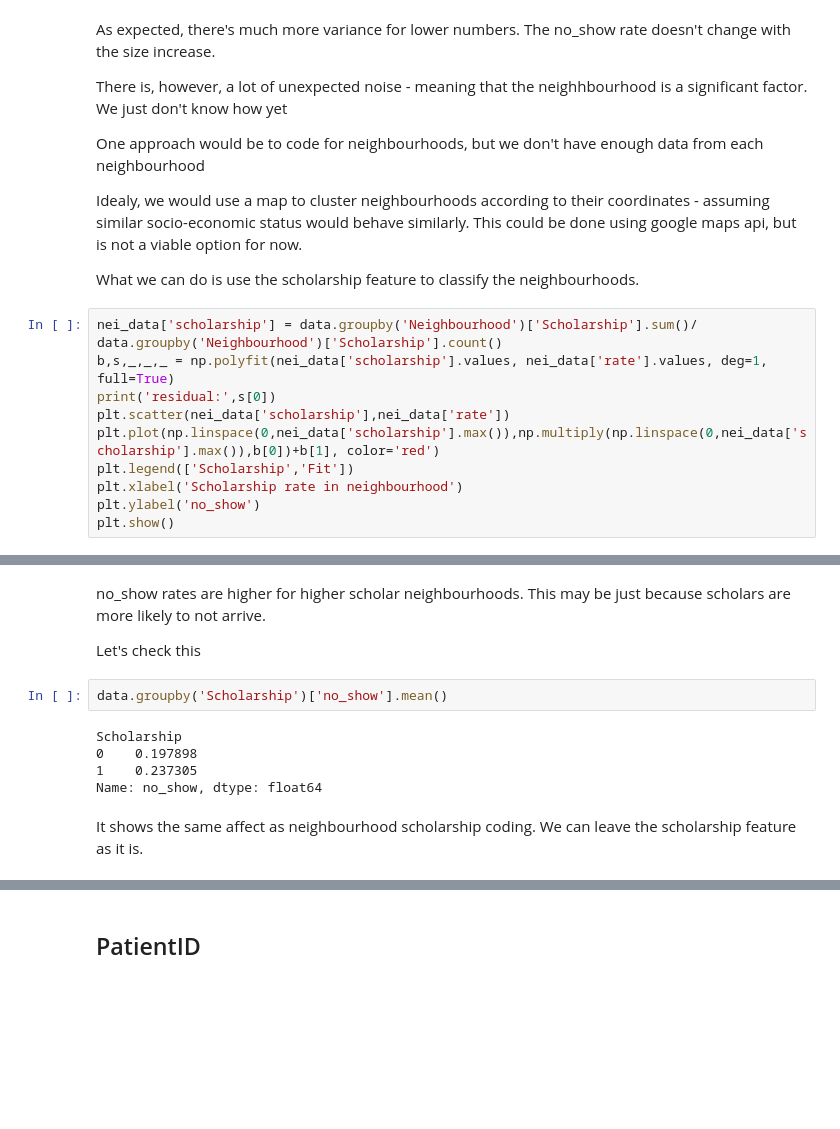
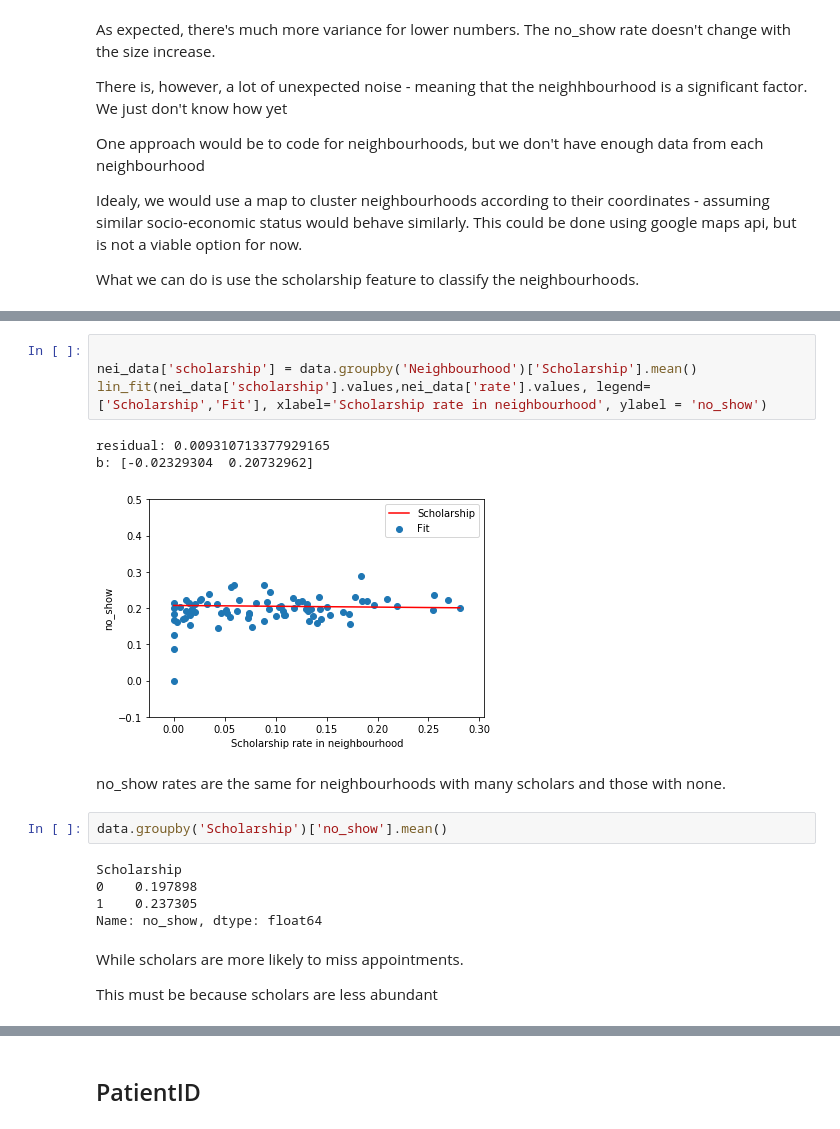
Before and after one commit to idotsuk/patients_no_show, a Jupyter notebook: patient_no_show.ipynb, the cells around one changed output, grey strips where cells are left out. Saved outputs shown, nothing was run; the diff lists cells and outputs as text; blank space fills up the shorter version.

```diff
--- a/patient_no_show.ipynb
+++ b/patient_no_show.ipynb
@@ -440,13 +450,3 @@ Idealy, we would use a map to cluster neighbourhoods according to their coordina
 This could be done using google maps api, but is not a viable option for now.
 
 What we can do is use the scholarship feature to classify the neighbourhoods.
-# %%
-nei_data['scholarship'] = data.groupby('Neighbourhood')['Scholarship'].sum()/  data.groupby('Neighbourhood')['Scholarship'].count()
-b,s,_,_,_ = np.polyfit(nei_data['scholarship'].values, nei_data['rate'].values, deg=1, full=True)
-print('residual:',s[0])
-plt.scatter(nei_data['scholarship'],nei_data['rate'])
-plt.plot(np.linspace(0,nei_data['scholarship'].max()),np.multiply(np.linspace(0,nei_data['scholarship'].max()),b[0])+b[1], color='red')
-plt.legend(['Scholarship','Fit'])
-plt.xlabel('Scholarship rate in neighbourhood')
-plt.ylabel('no_show')
-plt.show()
@@ -456,8 +453,13 @@ residual: 0.05456417204227074
-# %% [markdown]
-no_show rates are higher for higher scholar neighbourhoods.
-This may be just because scholars are more likely to not arrive.
-
-Let's check this
+# %%
+
+nei_data['scholarship'] = data.groupby('Neighbourhood')['Scholarship'].mean()
+lin_fit(nei_data['scholarship'].values,nei_data['rate'].values, legend=['Scholarship','Fit'], xlabel='Scholarship rate in neighbourhood', ylabel = 'no_show')
+# %% [output]
+residual: 0.009310713377929165
+b: [-0.02329304  0.20732962]
+[figure, added]
+# %% [markdown]
+no_show rates are the same for neighbourhoods with many scholars and those with none.
 # %%
 data.groupby('Scholarship')['no_show'].mean()
 # %% [output]
@@ -465,5 +467,7 @@ Scholarship
 0    0.197898
 1    0.237305
 Name: no_show, dtype: float64
-# %% [markdown]
-It shows the same affect as neighbourhood scholarship coding.  We can leave the scholarship feature as it is.
+# %% [markdown]
+While scholars are more likely to miss appointments.
+
+This must be because scholars are less abundant
```
Also changed, not shown: parts of 18 cells of this notebook.
